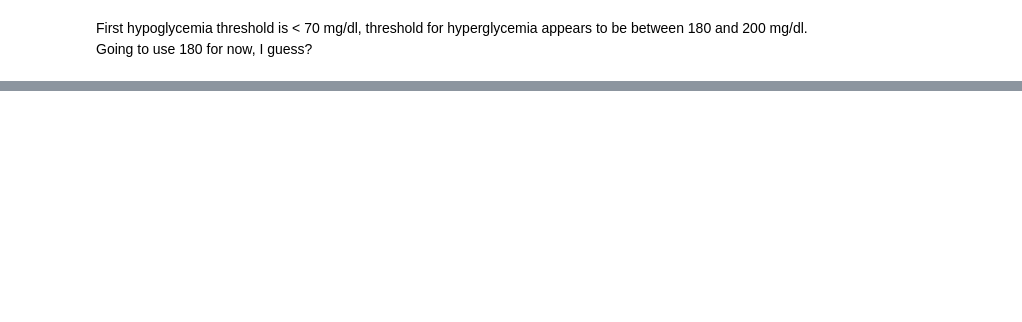
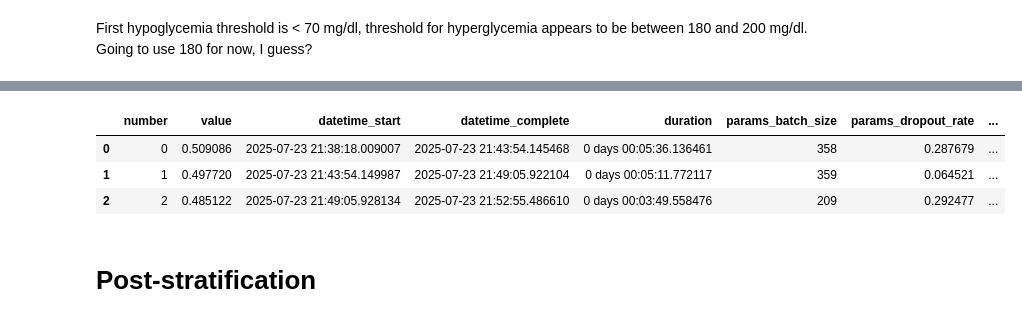
Before and after one commit to jake-wittman/DiabetesML, a Jupyter notebook: DiabetesML.ipynb, the cells around one changed output, grey strips where cells are left out. Cells and saved outputs as stored; diff of their text form; code cells hidden in the pictures; blank space fills up the shorter version.

```diff
--- a/DiabetesML.ipynb
+++ b/DiabetesML.ipynb
@@ -1775,6 +1779,10 @@ df_final_featured = engineer_time_series_features(df_clean, variables_for_featur
 
 # Update df for any potential subsequent steps
 df = df_final_featured.copy()
+
+# Also add hyper/hypoglycemic thresholds
+df['hyperglycemic'] = np.where(df['bg'] >= 180, 1, 0)
+df['hypoglycemic'] = np.where(df['bg'] < 70, 1, 0)
 # %% [output]
 Estimated dominant time interval from data: 5.00 minutes.
 Generated lag periods based on estimated interval: [1, 2, 3, 4, 5, 12]
@@ -2335,3 +2396,6 @@ else:
     print("Attention or Permutation results not found. Proceeding with all features for BIC selection.")
     use_filtered_features = False
     initial_selected_indices = None # Ensure initial_selected_indices is set to None
+
+intersect_features.extend(['bg', 'timestamp', 'uuid', 'hyperglycemic', 'hypoglycemic'])
+df_features_selected = df[intersect_features]
@@ -5880,0 +5770,8 @@ comparator = compare_four_models(lstm_results, xgb_results, baseline_rnn_results
+# %%
+# Run optimization with 50 trials
+results = run_bayesian_optimization_pipeline(df_features_selected, n_trials=3)
+
+# Access Optuna study for analysis
+study = results['study']
+best_params = results['best_params']
+final_test_data = results['final_test_data']
@@ -5880,0 +5806,4 @@ comparator = compare_four_models(lstm_results, xgb_results, baseline_rnn_results
+# %%
+# Optional: View optimization progress
+import optuna.visualization as vis
+vis.plot_optimization_history(study)
@@ -5880,0 +5817,10 @@ comparator = compare_four_models(lstm_results, xgb_results, baseline_rnn_results
+# %%
+
+study.trials_dataframe()  # All trials as DataFrame
+# %% [output]
+|  | number | value | datetime_start | datetime_complete | duration | params_batch_size | params_dropout_rate | ... |
+| 0 | 0 | 0.509086 | 2025-07-23 21:38:18.009007 | 2025-07-23 21:43:54.145468 | 0 days 00:05:36.136461 | 358 | 0.287679 | ... |
+| 1 | 1 | 0.497720 | 2025-07-23 21:43:54.149987 | 2025-07-23 21:49:05.922104 | 0 days 00:05:11.772117 | 359 | 0.064521 | ... |
+| 2 | 2 | 0.485122 | 2025-07-23 21:49:05.928134 | 2025-07-23 21:52:55.486610 | 0 days 00:03:49.558476 | 209 | 0.292477 | ... |
+# %% [markdown]
+# Post-stratification
```
Also changed, not shown: parts of 45 cells of this notebook.
